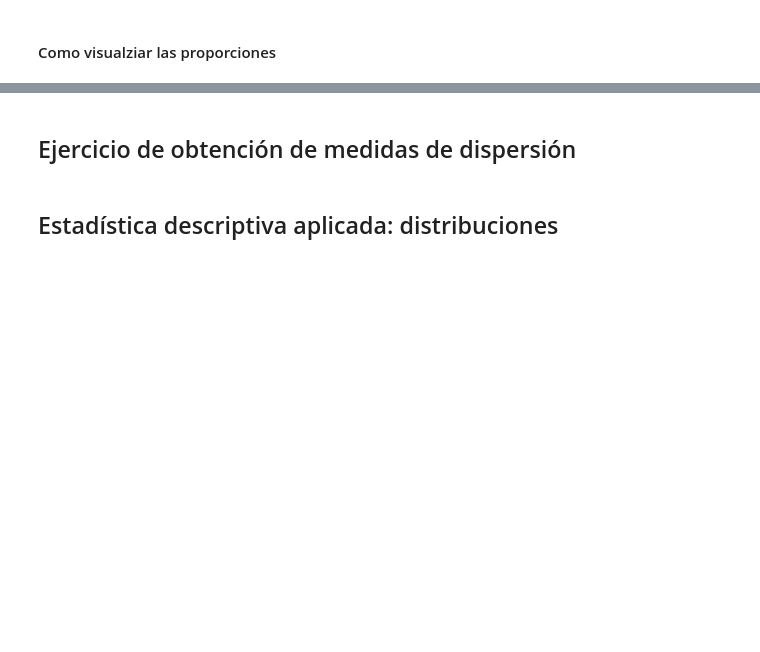
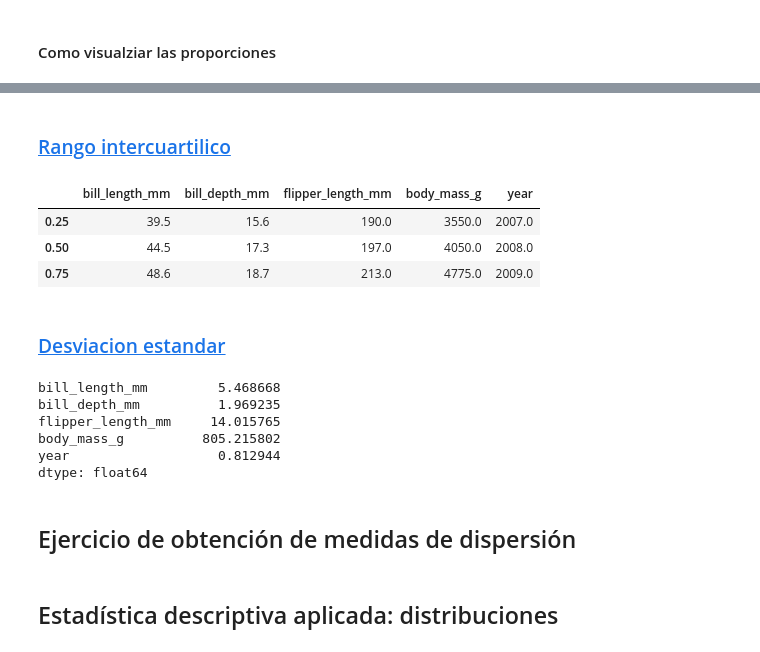
Before and after one commit to mazzaroli/EDA, a Jupyter notebook: article/notebook.ipynb, the cells around one changed output, grey strips where cells are left out. Saved outputs shown, nothing was run; the diff lists cells and outputs as text; code cells hidden in the pictures; blank space fills up the shorter version.

```diff
--- a/article/notebook.ipynb
+++ b/article/notebook.ipynb
@@ -745,3 +838,27 @@ Name: species, dtype: float64
+# %% [markdown]
+### [Rango intercuartilico](https://pandas.pydata.org/docs/reference/api/pandas.DataFrame.quantile.html?highlight=quantile#pandas.DataFrame.quantile)
+# %%
+penguins_df.quantile(
+    [.25,
+    .50,
+    .75]
+    )
+# %% [output]
+|  | bill_length_mm | bill_depth_mm | flipper_length_mm | body_mass_g | year |
+| 0.25 | 39.5 | 15.6 | 190.0 | 3550.0 | 2007.0 |
+| 0.50 | 44.5 | 17.3 | 197.0 | 4050.0 | 2008.0 |
+| 0.75 | 48.6 | 18.7 | 213.0 | 4775.0 | 2009.0 |
+# %% [markdown]
+### [Desviacion estandar](https://pandas.pydata.org/docs/reference/api/pandas.DataFrame.std.html)
+# %%
+penguins_df.std(numeric_only=True)
+# %% [output]
+bill_length_mm         5.468668
+bill_depth_mm          1.969235
+flipper_length_mm     14.015765
+body_mass_g          805.215802
+year                   0.812944
+dtype: float64
 # %% [markdown]
 ## Ejercicio de obtención de medidas de dispersión
 # %% [markdown]
```
Also changed, not shown: parts of 34 cells of this notebook, 1 other file.
